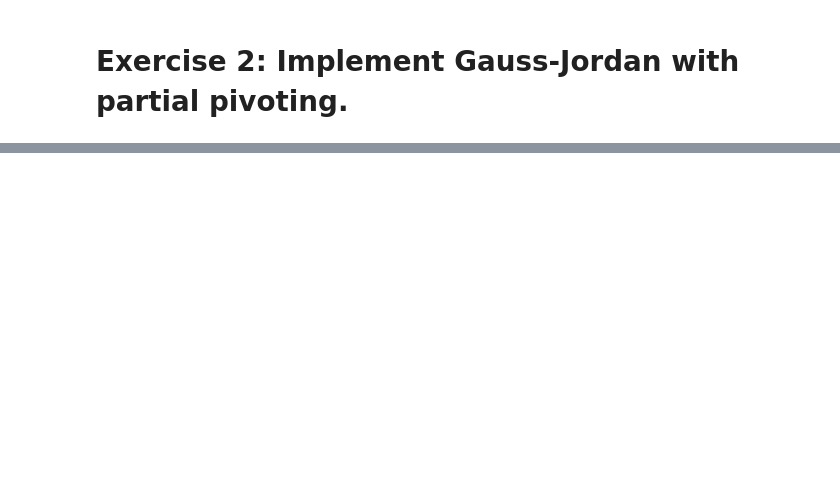
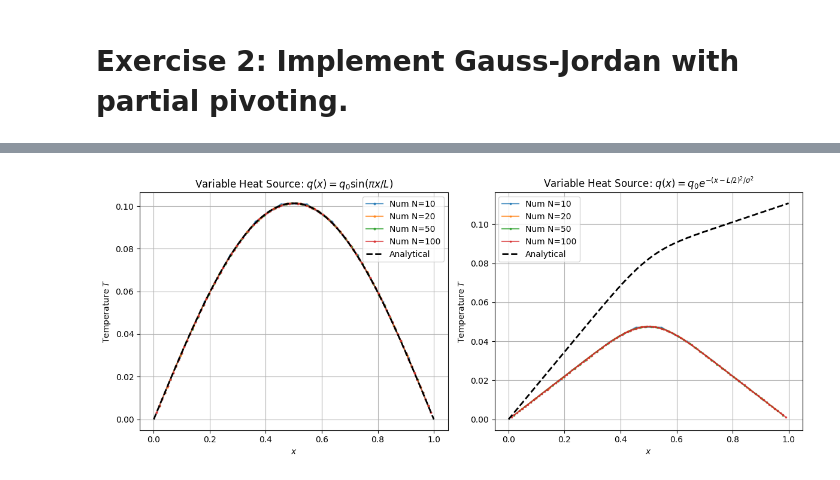
Before and after one commit to FinnZeumer/Introduction-to-Computational-Physics, a Jupyter notebook: Homework_7.ipynb, the cells around one changed output, grey strips where cells are left out. Saved outputs shown, nothing was run; the diff lists cells and outputs as text; code cells hidden in the pictures; blank space fills up the shorter version.

```diff
--- a/Homework_7.ipynb
+++ b/Homework_7.ipynb
@@ -39,0 +175,8 @@ def gauss_jordan(A,b):
+# %%
+# Values for this exercise
+q_0 = 1 #* u.W * u.m**-3
+k = 1 #* u.W * u.m**-1 * u.K**-1
+
+N_values = [10, 20, 50, 100]
+
+L = 1 #* u.m
@@ -39,0 +263,8 @@ def gauss_jordan(A,b):
+# %%
+# Define Q functions
+def q_sine(x):
+    return q_0 * np.sin(np.pi * x / L)
+
+def q_gauss(x):
+    sigma = L / 8.0
+    return q_0 * np.exp(-((x - L/2)**2) / (sigma**2))
@@ -39,0 +296,73 @@ def gauss_jordan(A,b):
+# %%
+print(f"{'N':<5} | {'Err Sine':<15} | {'Err Gauss':<15}")
+print("-" * 40)
+
+all_solutions = [] # Store to plot later
+
+for N in N_values:
+    h = L / (N + 1)
+    x_grid = np.linspace(h, L - h, N)
+
+    # Build System for Sine
+    main_diag = 2 * np.ones(N)
+    off_diag = -1 * np.ones(N - 1)
+    A = np.diag(main_diag) + np.diag(off_diag, k=1) + np.diag(off_diag, k=-1)
+
+    # Sine Case
+    b_sine = (h**2 / k) * q_sine(x_grid)
+    T_sine_num = gauss_jordan(A, b_sine)
+    T_sine_ana = T_ana_sine(x_grid)
+    err_sine = np.max(np.abs(T_sine_num - T_sine_ana))
+
+    # Gaussian Case
+    b_gauss = (h**2 / k) * q_gauss(x_grid)
+    T_gauss_num = gauss_jordan(A, b_gauss)
+    T_gauss_ana = T_ana_gauss(x_grid)
+    err_gauss = np.max(np.abs(T_gauss_num - T_gauss_ana))
+
+    # Store for plotting
+    all_solutions.append((N, x_grid, T_sine_num, T_gauss_num))
+
+    print(f"{N:<5} | {err_sine:.5e}   | {err_gauss:.5e}")
+
+# Plotting
+plt.figure(figsize=(12, 5))
+
+# Plot 1: Sine Source
+plt.subplot(1, 2, 1)
+
+# Numerical
+for N, x_grid, T_sine_num, _ in all_solutions:
+    plt.plot(x_grid, T_sine_num, 'o-', label=f'Num N={N}', alpha=0.7, markersize=2)
+
+# Analitical
+x_fine = np.linspace(0, L, 200)
+plt.plot(x_fine, T_ana_sine(x_fine), 'k--', linewidth=2, label='Analytical')
+
+plt.title(r'Variable Heat Source: $q(x) = q_0 \sin(\pi x/L)$')
+plt.xlabel('$x$')
+plt.ylabel('Temperature $T$')
+plt.legend()
+plt.grid(True)
+
+# Plot 2: Gaussian Source
+plt.subplot(1, 2, 2)
+
+# Numerical
+for N, x_grid, _, T_gauss_num in all_solutions:
+    plt.plot(x_grid, T_gauss_num, 's-', label=f'Num N={N}', alpha=0.7, markersize=2)
+
+# Analitical
+x_fine = np.linspace(0, L, 600)
+plt.plot(x_fine, T_ana_gauss(x_fine), 'k--', linewidth=2, label='Analytical')
+
+
+plt.title(r'Variable Heat Source: $q(x) = q_0 e^{-(x-L/2)^2/\sigma^2}$')
+plt.xlabel('$x$')
+plt.ylabel('Temperature $T$')
+plt.legend()
+plt.grid(True)
+
+plt.tight_layout()
+plt.show()
+# %% [output]
@@ -39,0 +375 @@ def gauss_jordan(A,b):
+[figure, added]
```
Also changed, not shown: parts of 13 cells of this notebook.
